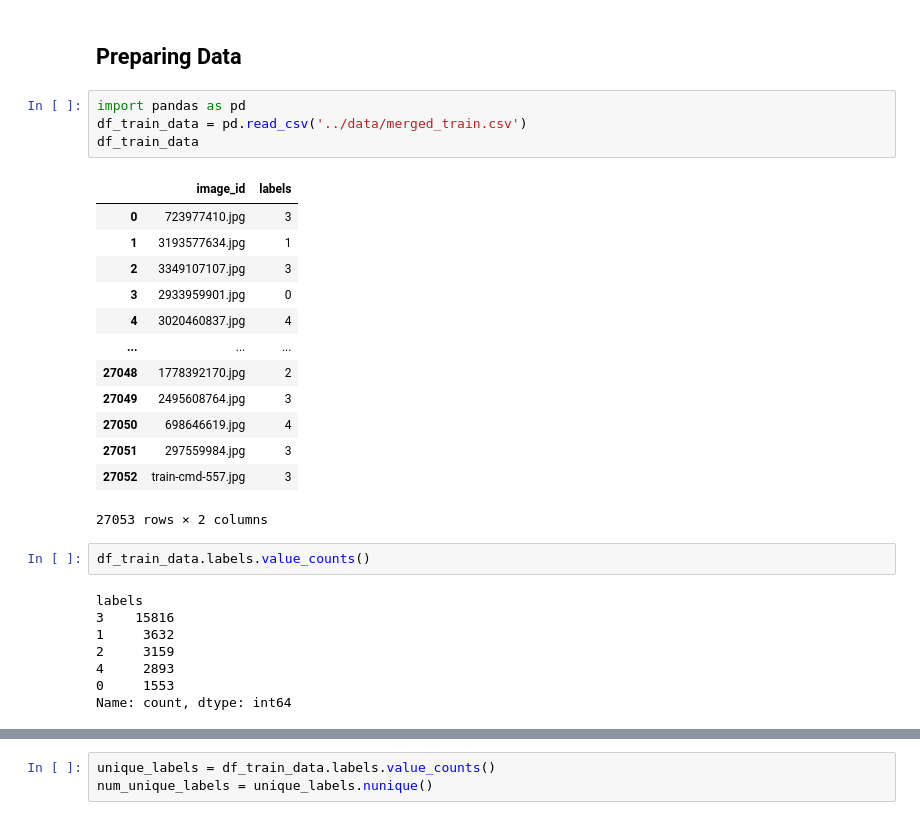
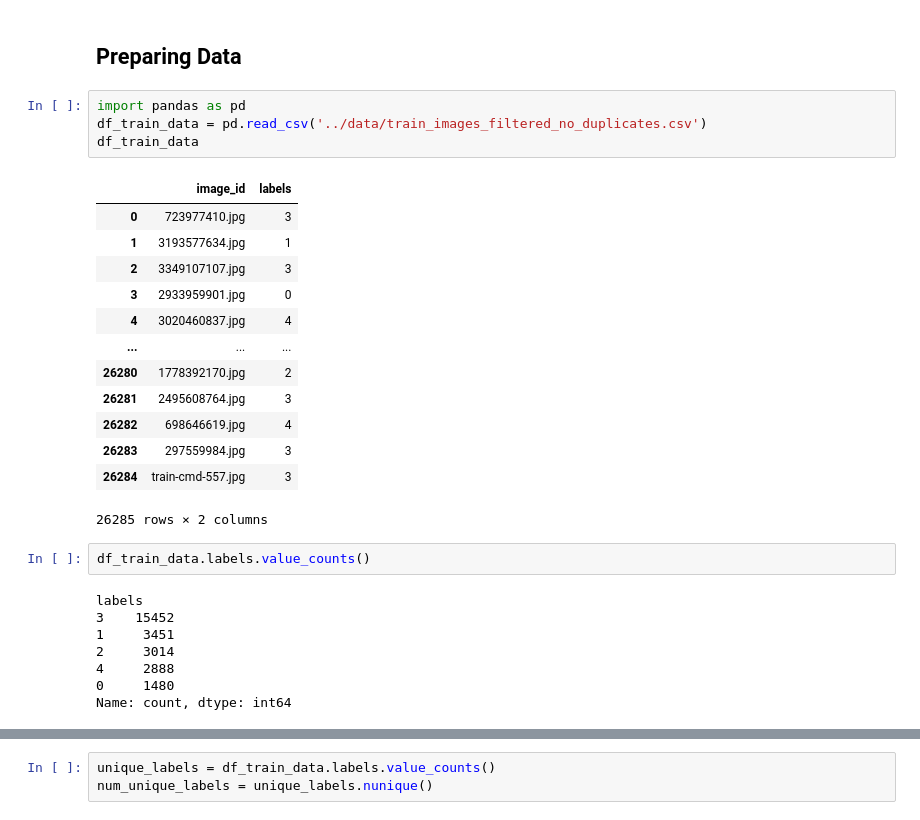
Before and after one commit to alexksh2/SC4000_Machine_Learning, a Jupyter notebook: scripts/vision_transformer.ipynb, the cells around one changed output, grey strips where cells are left out. Saved outputs shown, nothing was run; the diff lists cells and outputs as text.

```diff
--- a/scripts/vision_transformer.ipynb
+++ b/scripts/vision_transformer.ipynb
@@ -9,31 +9,31 @@ batch_size = 128
 ## Preparing Data
 # %%
 import pandas as pd
-df_train_data = pd.read_csv('../data/merged_train.csv')
+df_train_data = pd.read_csv('../data/train_images_filtered_no_duplicates.csv')
 df_train_data
 # %% [output]
 |  | image_id | labels |
 | 0 | 723977410.jpg | 3 |
 | 1 | 3193577634.jpg | 1 |
 | 2 | 3349107107.jpg | 3 |
 | 3 | 2933959901.jpg | 0 |
 | 4 | 3020460837.jpg | 4 |
 | ... | ... | ... |
-| 27048 | 1778392170.jpg | 2 |
-| 27049 | 2495608764.jpg | 3 |
-| 27050 | 698646619.jpg | 4 |
-| 27051 | 297559984.jpg | 3 |
-| 27052 | train-cmd-557.jpg | 3 |
+| 26280 | 1778392170.jpg | 2 |
+| 26281 | 2495608764.jpg | 3 |
+| 26282 | 698646619.jpg | 4 |
+| 26283 | 297559984.jpg | 3 |
+| 26284 | train-cmd-557.jpg | 3 |
-27053 rows × 2 columns
+26285 rows × 2 columns
 # %%
 df_train_data.labels.value_counts()
 # %% [output]
 labels
-3    15816
-1     3632
-2     3159
-4     2893
-0     1553
+3    15452
+1     3451
+2     3014
+4     2888
+0     1480
 Name: count, dtype: int64
 # %%
 from torchvision import transforms
```
Also changed, not shown: parts of 10 cells of this notebook, 16 other files.
